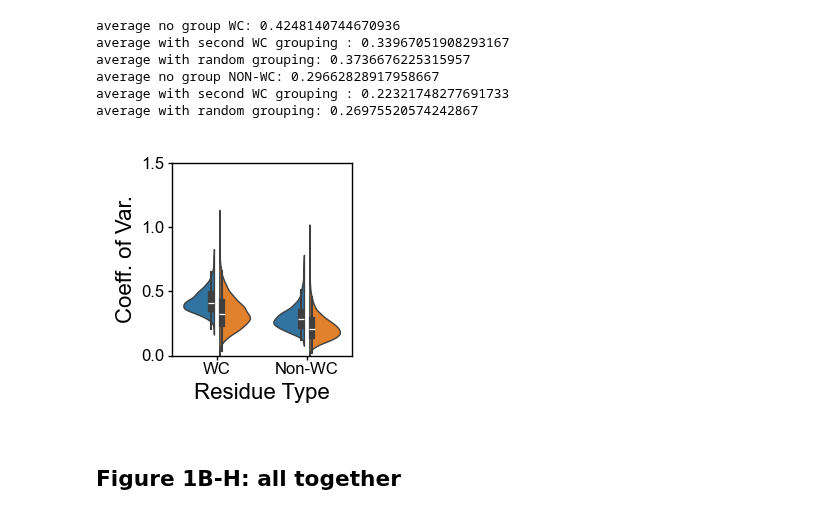
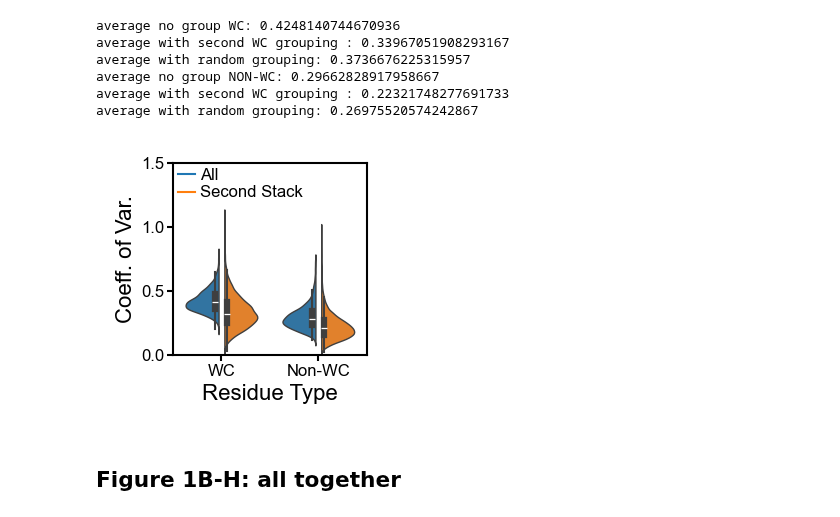
Before and after one commit to YesselmanLabPublications/2025_char_3d_struct_features, a Jupyter notebook: notebooks/figures/figure_1.ipynb, the cells around one changed output. Drawn from its saved outputs; the diff is of its cells as text; code cells hidden in the pictures.

```diff
--- a/notebooks/figures/figure_1.ipynb
+++ b/notebooks/figures/figure_1.ipynb
@@ -262,7 +258,11 @@ def figure_1g(df, ax):
     for i, group in df.groupby(["r_loc_pos", "m_sequence"]):
         data.append(group["r_data"].std() / group["r_data"].mean())
     plt.hist(data, bins=50)
-    format_small_plot(ax)
     ax.set_xlabel("Coefficient of Variation", labelpad=2)
     ax.set_ylabel("Count", labelpad=2)
     ax.set_yticks([0, 50, 100, 150])
+    publication_style_ax(ax)
+
+
+fig, ax = plt.subplots(figsize=(1.25, 1.25), dpi=200)
+figure_1g(df, ax)
@@ -389,28 +367,29 @@ average with random grouping: 0.26975520574242867
 # %%
 def figure_1h(df_all, ax):
     sns.violinplot(
         data=df_all,
         y="cv_r_data",
         x="r_type",
         density_norm="width",
         linewidth=0.5,
         hue="data_type",
         split=True,
         gap=0.15,
         ax=ax,
         hue_order=["all", "Second Stack"],
     )
     ax.set_xlabel("Residue Type", labelpad=2)
     ax.set_ylabel("Coeff. of Var.", labelpad=2)
-    format_small_plot(ax)
     ax.legend_ = None
     ax.set_ylim(0, 1.5)
     ax.set_xticks([0, 1], labels=["WC", "Non-WC"])
+    publication_style_ax(ax)
+    add_legend(ax, ["All", "Second Stack"], loc="upper left")
 
 
-fig, ax = plt.subplots(figsize=(1.50, 1.25), dpi=200)
+fig, ax = plt.subplots(figsize=(1.25, 1.25), dpi=200)
 figure_1h(df_all, ax)
 # %% [output]
-[figure, old version]
+[figure, new version]
 # %% [markdown]
 ## Figure 1B-H: all together
```
Also changed, not shown: parts of 17 cells of this notebook, 13 other files.
